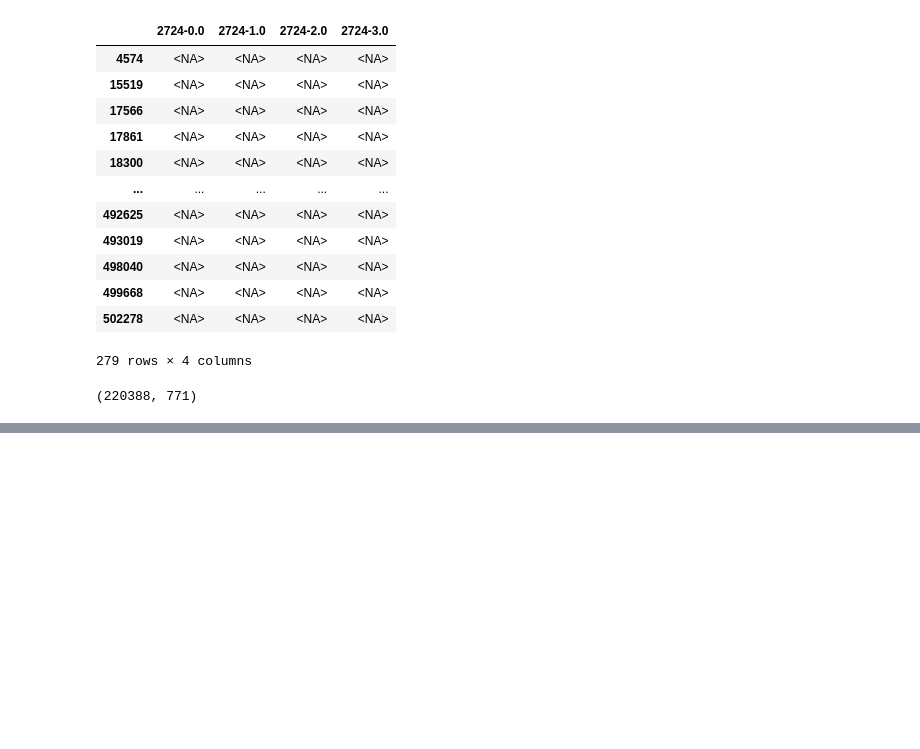
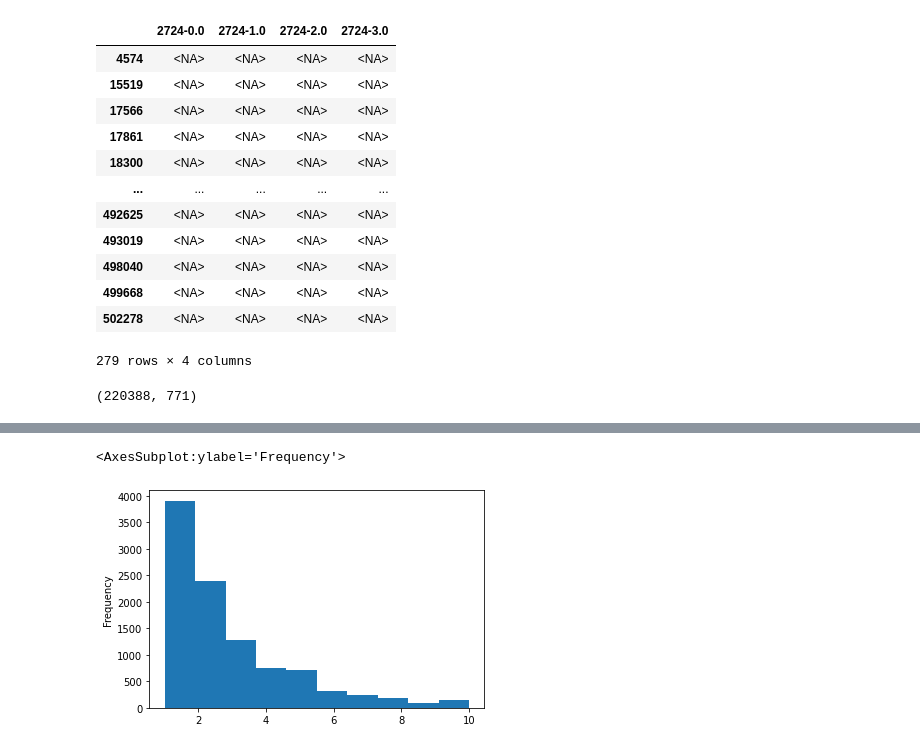
Before and after one commit to statgenetics/UKBB_GWAS_dev, a Jupyter notebook: workflow/051822_ARHI_sex_interaction.ipynb, the cells around one changed output, grey strips where cells are left out. Saved outputs shown, nothing was run; the diff lists cells and outputs as text; code cells hidden in the pictures; blank space fills up the shorter version.

```diff
--- a/workflow/051822_ARHI_sex_interaction.ipynb
+++ b/workflow/051822_ARHI_sex_interaction.ipynb
@@ -1839,0 +1923,5 @@ filtered.to_csv("~/UKBiobank/results/REGENIE_results/results_exome_data/051722_i
+# %%
+gap[gap<=10].plot.hist(bins=10)
+# %% [output]
+<AxesSubplot:ylabel='Frequency'>
+[figure, added]
```
Also changed, not shown: parts of 44 cells of this notebook.
